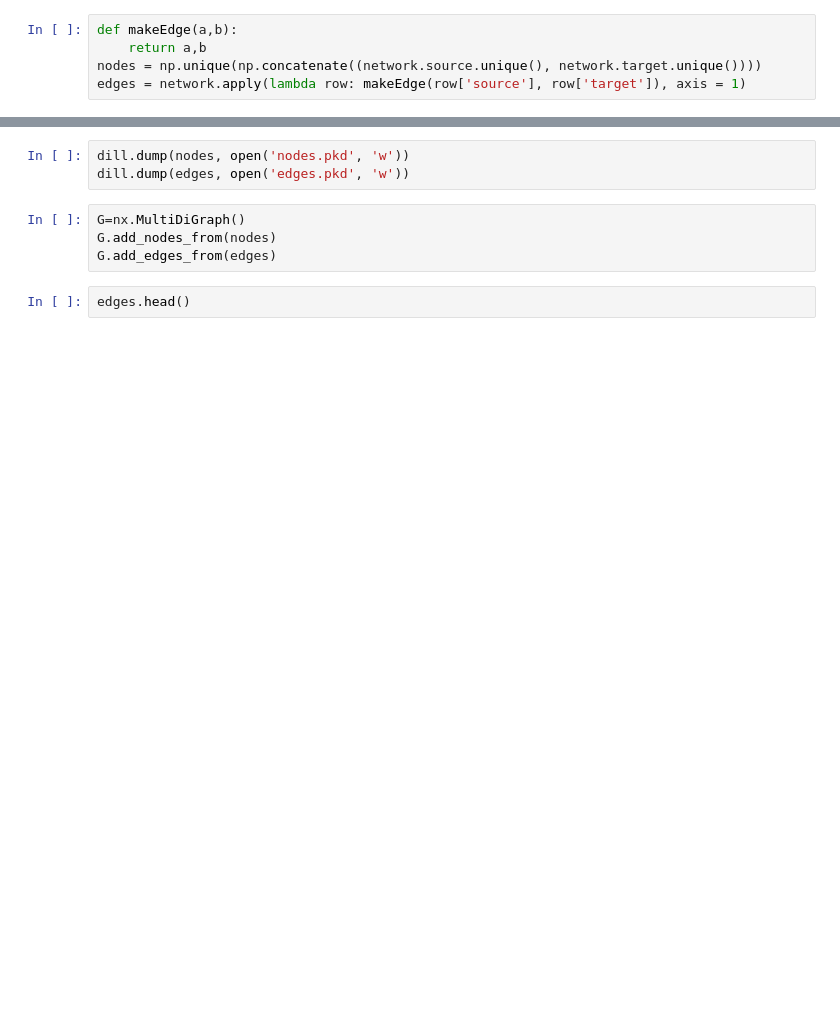
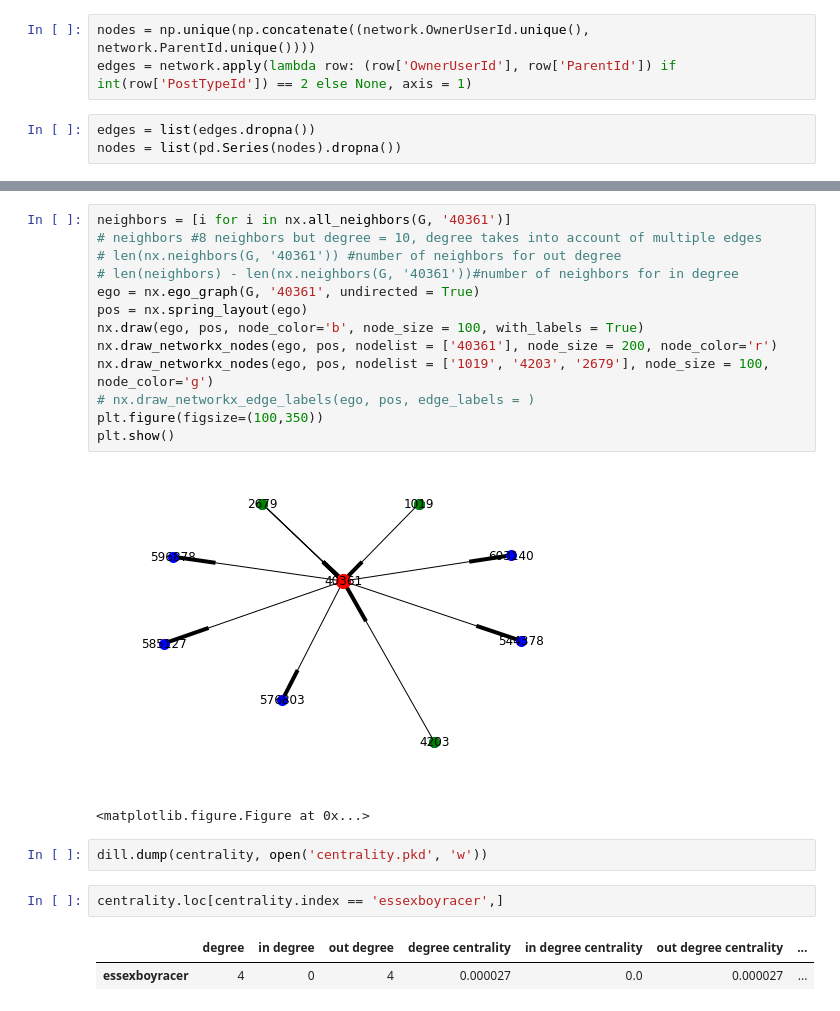
Before and after one commit to katielong/capstone, a Jupyter notebook: Network.ipynb, the cells around one changed output, grey strips where cells are left out. Cells and saved outputs as stored; diff of their text form; blank space fills up the shorter version.

```diff
--- a/Network.ipynb
+++ b/Network.ipynb
@@ -46,5 +48,6 @@ network.head()
 # %%
-def makeEdge(a,b):
-    return a,b
-nodes = np.unique(np.concatenate((network.source.unique(), network.target.unique())))
-edges = network.apply(lambda row: makeEdge(row['source'], row['target']), axis = 1)
+nodes = np.unique(np.concatenate((network.OwnerUserId.unique(), network.ParentId.unique())))
+edges = network.apply(lambda row: (row['OwnerUserId'], row['ParentId']) if int(row['PostTypeId']) == 2 else None, axis = 1)
+# %%
+edges = list(edges.dropna())
+nodes = list(pd.Series(nodes).dropna())
@@ -51,9 +113,23 @@ edges = network.apply(lambda row: makeEdge(row['source'], row['target']), axis =
+# %%
+neighbors = [i for i in nx.all_neighbors(G, '40361')]
+# neighbors #8 neighbors but degree = 10, degree takes into account of multiple edges
+# len(nx.neighbors(G, '40361')) #number of neighbors for out degree
+# len(neighbors) - len(nx.neighbors(G, '40361'))#number of neighbors for in degree
+ego = nx.ego_graph(G, '40361', undirected = True)
+pos = nx.spring_layout(ego)
+nx.draw(ego, pos, node_color='b', node_size = 100, with_labels = True)
+nx.draw_networkx_nodes(ego, pos, nodelist = ['40361'], node_size = 200, node_color='r')
+nx.draw_networkx_nodes(ego, pos, nodelist = ['1019', '4203', '2679'], node_size = 100, node_color='g')
+# nx.draw_networkx_edge_labels(ego, pos, edge_labels = )
+plt.figure(figsize=(100,350))
+plt.show()
+# %% [output]
+[figure, added]
+<matplotlib.figure.Figure at 0x...>
 # %%
-dill.dump(nodes, open('nodes.pkd', 'w'))
-dill.dump(edges, open('edges.pkd', 'w'))
+dill.dump(centrality, open('centrality.pkd', 'w'))
-# %%
-G=nx.MultiDiGraph()
-G.add_nodes_from(nodes)
-G.add_edges_from(edges)
-# %%
-edges.head()
+# %%
+centrality.loc[centrality.index == 'essexboyracer',]
+# %% [output]
+|  | degree | in degree | out degree | degree centrality | in degree centrality | out degree centrality | ... |
+| essexboyracer | 4 | 0 | 4 | 0.000027 | 0.0 | 0.000027 | ... |
```
Also changed, not shown: parts of 12 cells of this notebook.
